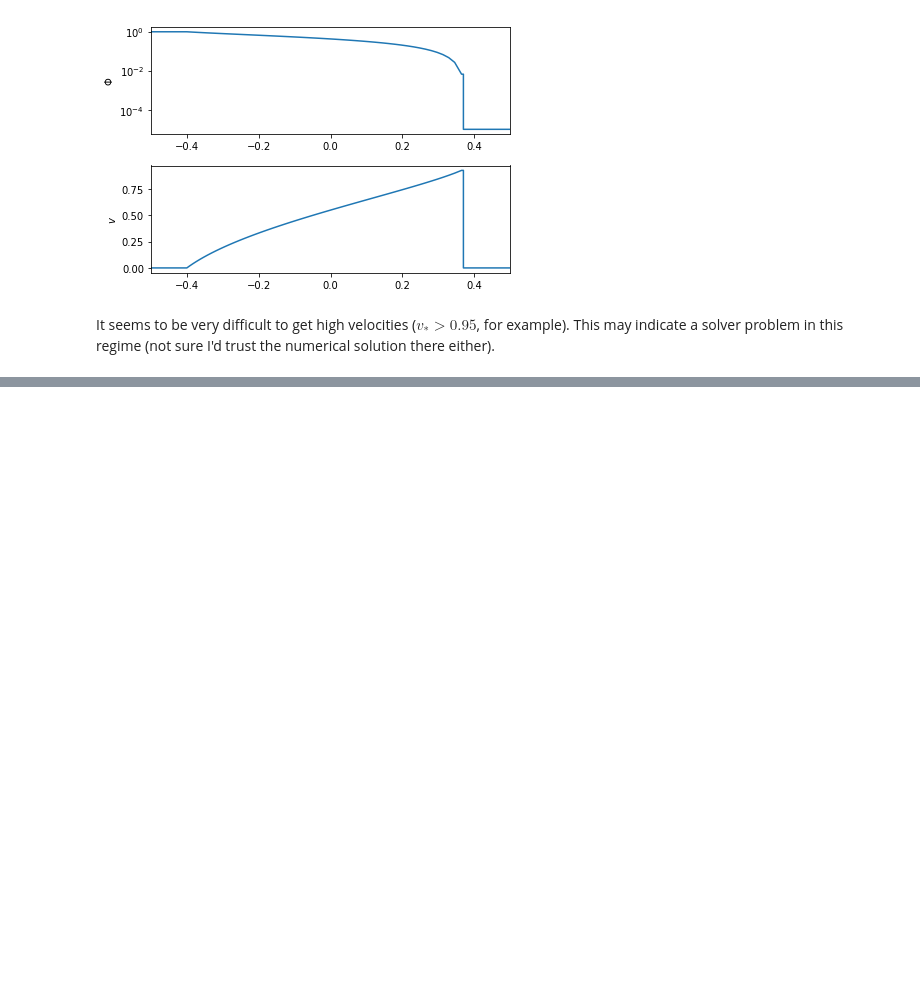
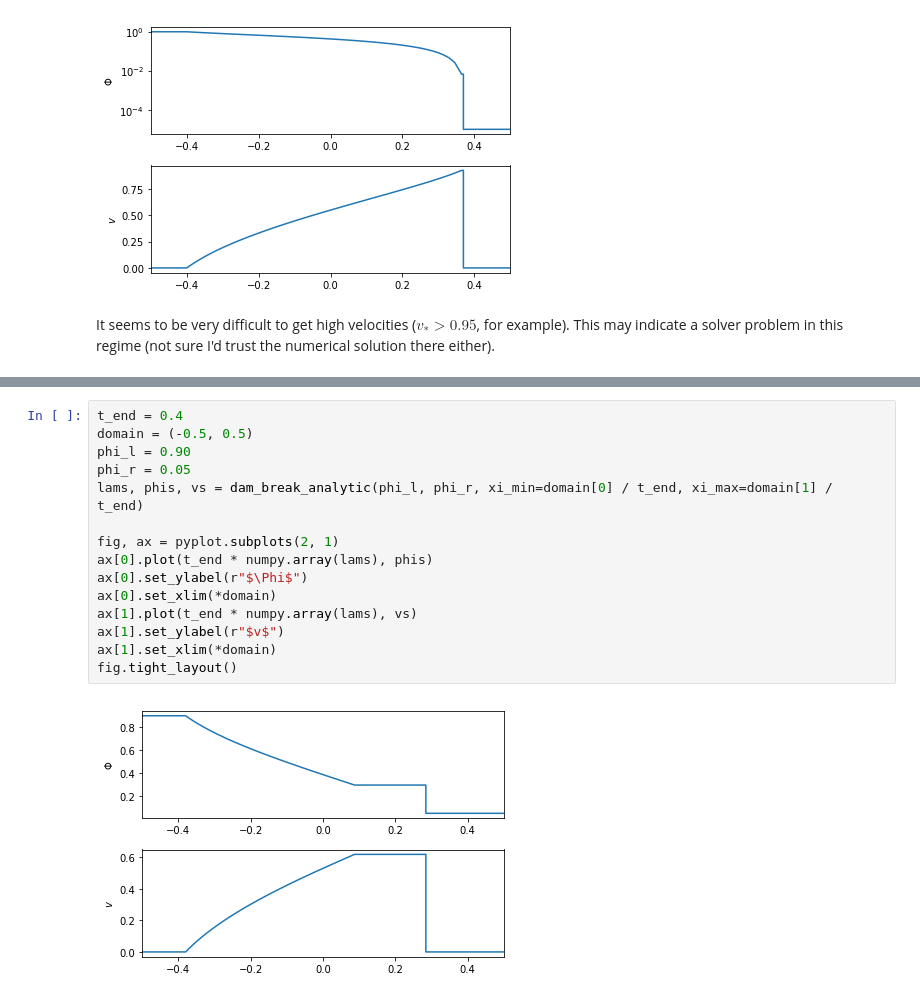
Before and after one commit to IanHawke/RiemannPython, a Jupyter notebook: HrSWE_RP.ipynb, the cells around one changed output, grey strips where cells are left out. Drawn from its saved outputs; the diff is of its cells as text; blank space fills up the shorter version.

```diff
--- a/HrSWE_RP.ipynb
+++ b/HrSWE_RP.ipynb
@@ -295,0 +408,17 @@ It seems to be very difficult to get high velocities ($v_* > 0.95$, for example)
+# %%
+t_end = 0.4
+domain = (-0.5, 0.5)
+phi_l = 0.90
+phi_r = 0.05
+lams, phis, vs = dam_break_analytic(phi_l, phi_r, xi_min=domain[0] / t_end, xi_max=domain[1] / t_end)
+
+fig, ax = pyplot.subplots(2, 1)
+ax[0].plot(t_end * numpy.array(lams), phis)
+ax[0].set_ylabel(r"$\Phi$")
+ax[0].set_xlim(*domain)
+ax[1].plot(t_end * numpy.array(lams), vs)
+ax[1].set_ylabel(r"$v$")
+ax[1].set_xlim(*domain)
+fig.tight_layout()
+# %% [output]
+[figure, added]
```
Also changed, not shown: parts of 8 cells of this notebook.
